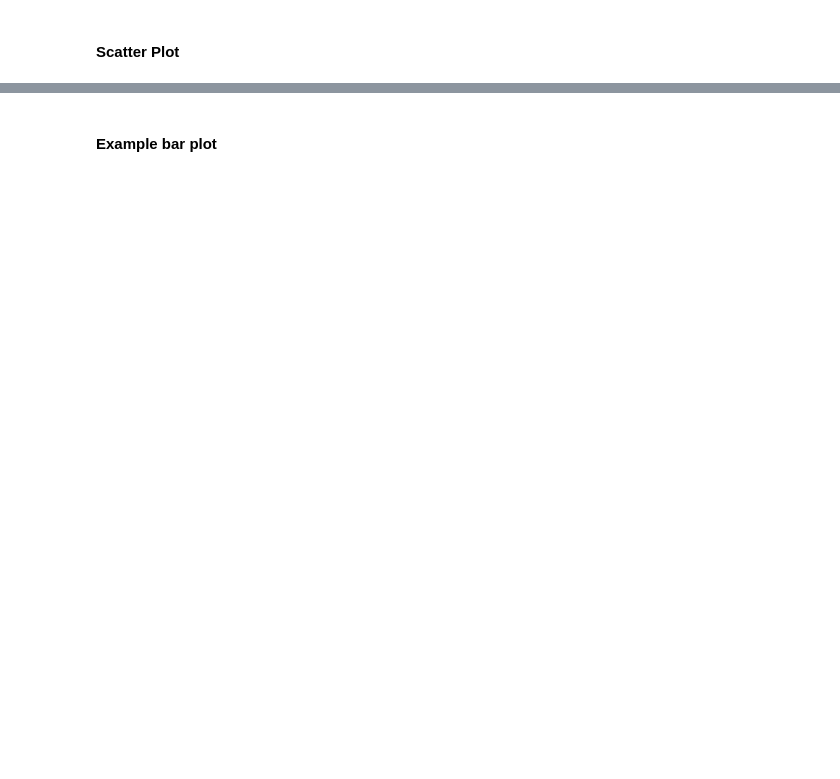
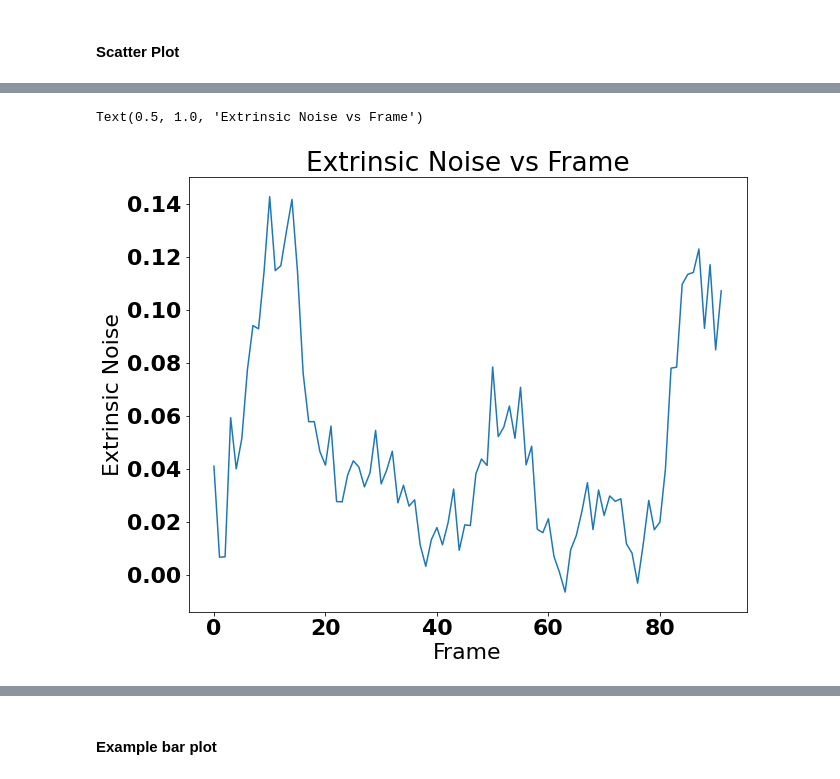
Before and after one commit to degtrdg/spheroid-analysis, a Jupyter notebook: cell_segmentation.ipynb, the cells around one changed output, grey strips where cells are left out. Saved outputs shown, nothing was run; the diff lists cells and outputs as text; code cells hidden in the pictures; blank space fills up the shorter version.

```diff
--- a/cell_segmentation.ipynb
+++ b/cell_segmentation.ipynb
@@ -174,0 +198,10 @@ plots.create_gif(name_of_file, plotting_function, percent_of_side, red, data, no
+# %%
+# Plot extrinsic noise
+plt.figure(figsize=(10,8))
+plt.plot(data['extrinsics'])
+plt.xlabel('Frame')
+plt.ylabel('Extrinsic Noise')
+plt.title('Extrinsic Noise vs Frame')
+# %% [output]
+Text(0.5, 1.0, 'Extrinsic Noise vs Frame')
+[figure, added]
```
Also changed, not shown: parts of 11 cells of this notebook, 6 other files.
